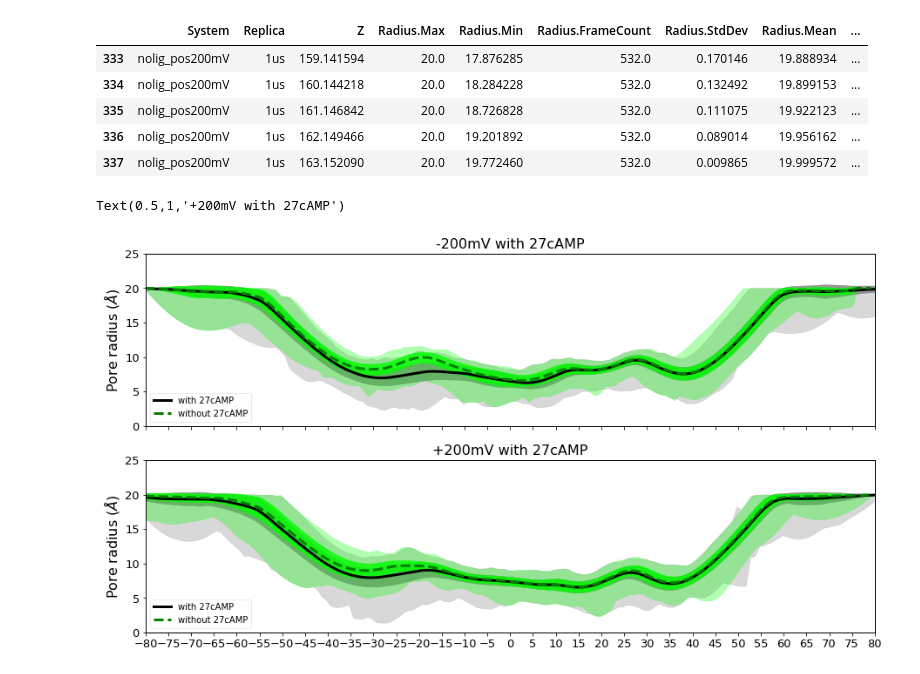
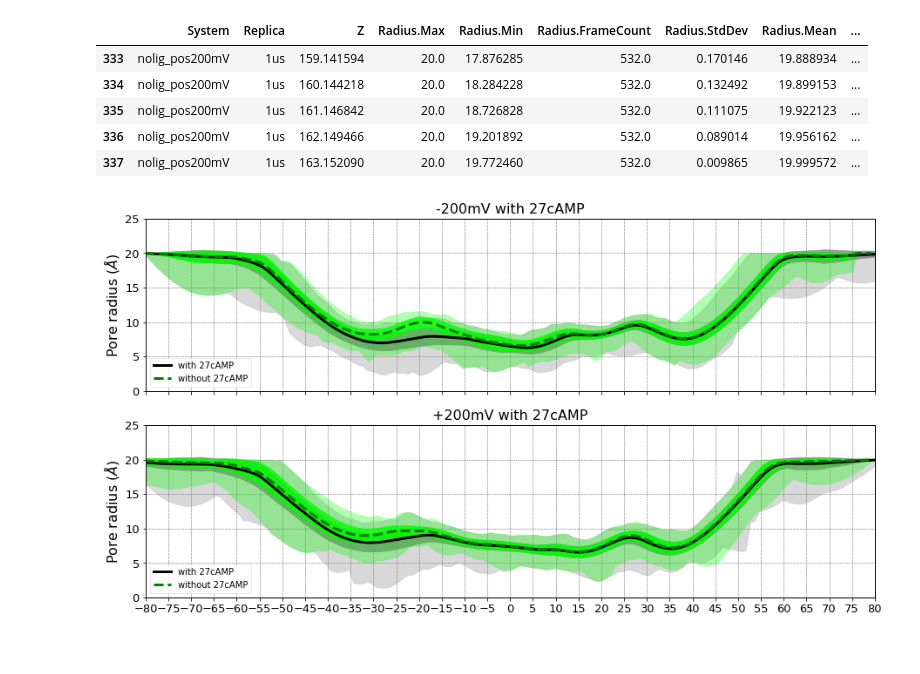
Before and after one commit to LynaLuo-Lab/Connexin-cAMP-milestoning, a Jupyter notebook: HOLE_pore_radius/plot_with_without27cAMP_pore.ipynb, the cells around one changed output. Cells and saved outputs as stored; diff of their text form; code cells hidden in the pictures.

```diff
--- a/HOLE_pore_radius/plot_with_without27cAMP_pore.ipynb
+++ b/HOLE_pore_radius/plot_with_without27cAMP_pore.ipynb
@@ -27,12 +27,12 @@ display(dataNolig.tail())
 | 337 | nolig_pos200mV | 1us | 163.152090 | 20.0 | 19.772460 | 532.0 | 0.009865 | 19.999572 | ... |
 # %%
 plt.rcParams['axes.facecolor']='white'
+matplotlib.rc('axes',edgecolor='k')
 plt.rc('grid', linestyle=":", color='black',linewidth='0.6')
-matplotlib.rc('axes',edgecolor='k')
 fig,(ax1,ax2) = plt.subplots(2,1,sharex=True,figsize=(15,8))
 
 dataW=data.query("System == 'neg200mV'")
-ax1.grid()
+ax1.grid(True)
 ax1.plot(dataW['offZ'],dataW['Radius.Mean'], color="black", lw=3,label='with 27cAMP')
 ax1.fill_between(dataW['offZ'],
                  dataW['Radius.Mean'] - dataW['Radius.StdDev'],
@@ -62,37 +62,39 @@ ax1.set_axisbelow(True)
 ax1.set_xticks(np.arange(-80,85,5))
 ax1.set_title("-200mV with 27cAMP",fontsize=16)
 
-ax2.grid()
+ax2.grid(True)
 ax2.set_xlim(-80,80)
 ax2.set_ylabel(r"Pore radius ($\AA$)",color="black",fontsize=16)
 ax2.tick_params(axis='x', colors='black')
 ax2.tick_params(axis='y', colors='black')
 ax2.tick_params(axis='both', which='major', labelsize=13)
 
 dataWP=data.query("System == 'pos200mV'")
 ax2.plot(dataWP['offZ'],dataWP['Radius.Mean'], color="black", lw=3,label='with 27cAMP')
 ax2.fill_between(dataWP['offZ'],
                  dataWP['Radius.Mean'] - dataWP['Radius.StdDev'],
                  dataWP['Radius.Mean'] + dataWP['Radius.StdDev'],color="grey",alpha=0.8)
 ax2.fill_between(dataWP['offZ'],
                  dataWP['Radius.Min'],
                  dataWP['Radius.Max'],color="grey",alpha=0.3)
 
 dataNP=dataNolig.query("System == 'nolig_pos200mV'")
 ax2.plot(dataNP['offZ'],dataNP['Radius.Mean'], color="green",
          linestyle='dashed',lw=3,label='without 27cAMP')
 ax2.fill_between(dataNP['offZ'],
                  dataNP['Radius.Mean'] - dataNP['Radius.StdDev'],
                  dataNP['Radius.Mean'] + dataNP['Radius.StdDev'],color="lime",alpha=0.8)
 ax2.fill_between(dataNP['offZ'],
                  dataNP['Radius.Min'],
                  dataNP['Radius.Max'],color="lime",alpha=0.3)
 ax2.legend(loc='best')
 ax2.legend(loc='lower left')
 ax2.set_ylim(0,25)
 ax2.set_axisbelow(True)
 ax2.set_xticks(np.arange(-80,85,5))
 ax2.set_title("+200mV with 27cAMP",fontsize=16)
+
+plt.rc('grid', linestyle=":", color='black',linewidth='0.6')
+plt.show()
 # %% [output]
-Text(0.5,1,'+200mV with 27cAMP')
-[figure, old version]
+[figure, new version]
```
Also changed, not shown: 13 other files.
